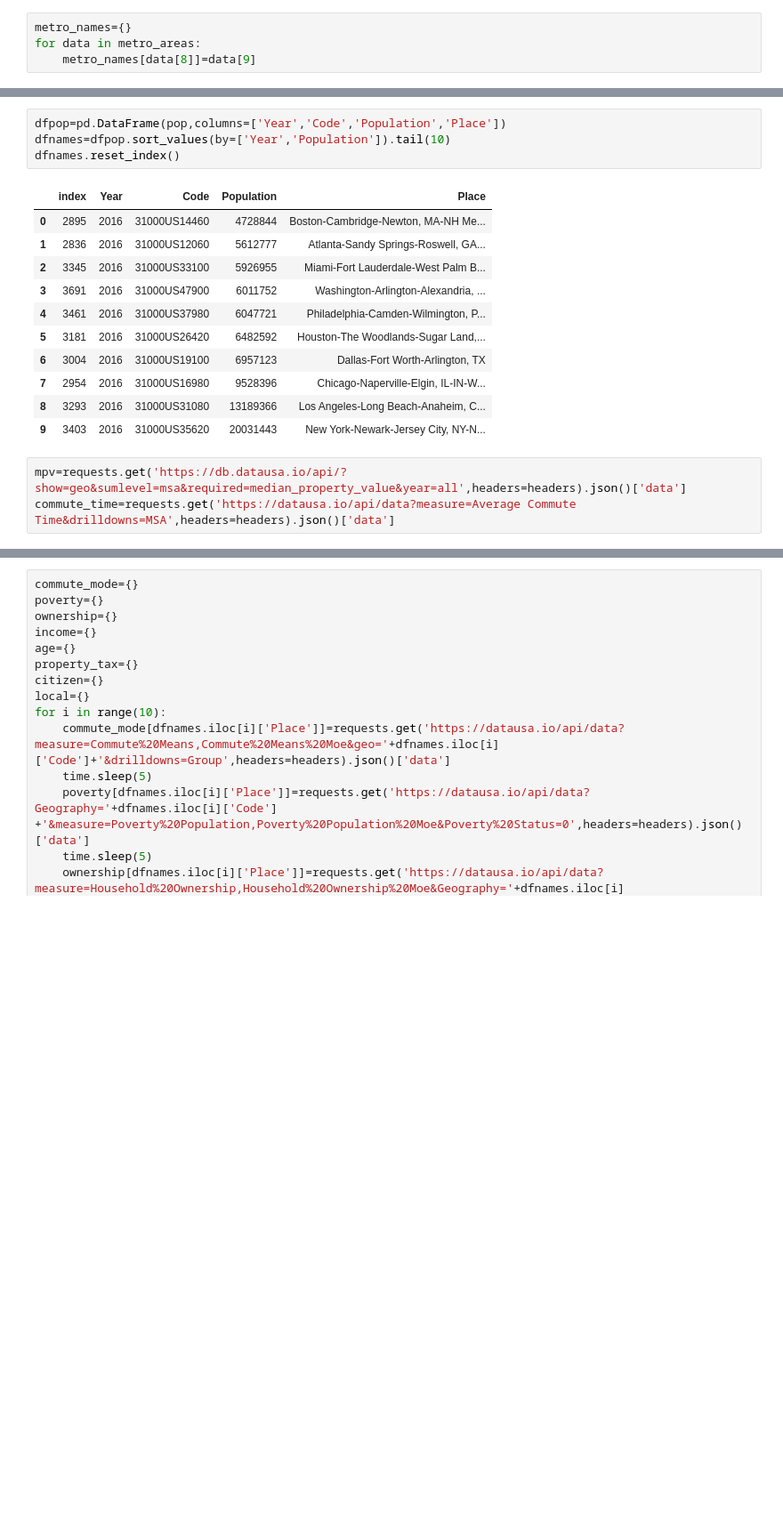
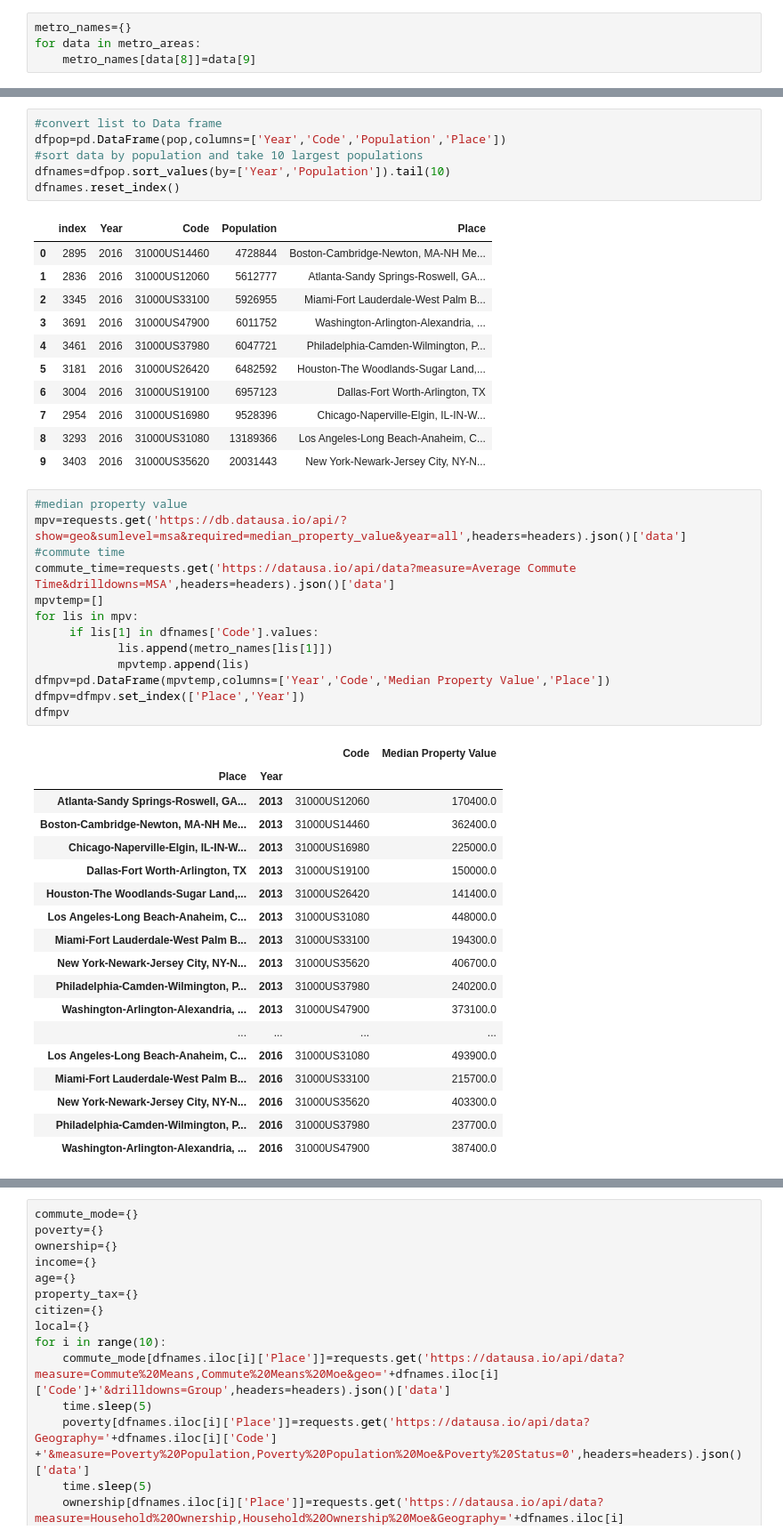
Before and after one commit to aneou/Springboard, a Jupyter notebook: data collection.ipynb, the cells around one changed output, grey strips where cells are left out. Shown at 89% size. Cells and saved outputs as stored; diff of their text form; blank space fills up the shorter version.

```diff
--- a/data collection.ipynb
+++ b/data collection.ipynb
@@ -17,7 +20,9 @@ for i in pop:
     if i[1] in metro_names.keys():
         i.append(metro_names[i[1]])
 # %%
+#convert list to Data frame
 dfpop=pd.DataFrame(pop,columns=['Year','Code','Population','Place'])
+#sort data by population and take 10 largest populations
 dfnames=dfpop.sort_values(by=['Year','Population']).tail(10)
 dfnames.reset_index()
 # %% [output]
@@ -33,5 +38,34 @@ dfnames.reset_index()
 | 8 | 3293 | 2016 | 31000US31080 | 13189366 | Los Angeles-Long Beach-Anaheim, C... |
 | 9 | 3403 | 2016 | 31000US35620 | 20031443 | New York-Newark-Jersey City, NY-N... |
 # %%
+#median property value
 mpv=requests.get('https://db.datausa.io/api/?show=geo&sumlevel=msa&required=median_property_value&year=all',headers=headers).json()['data']
+#commute time
 commute_time=requests.get('https://datausa.io/api/data?measure=Average Commute Time&drilldowns=MSA',headers=headers).json()['data']
+mpvtemp=[]
+for lis in mpv:
+     if lis[1] in dfnames['Code'].values:
+            lis.append(metro_names[lis[1]])
+            mpvtemp.append(lis)
+dfmpv=pd.DataFrame(mpvtemp,columns=['Year','Code','Median Property Value','Place'])
+dfmpv=dfmpv.set_index(['Place','Year'])
+dfmpv
+# %% [output]
+|  |  | Code | Median Property Value |
+| Place | Year |  |  |
+| Atlanta-Sandy Springs-Roswell, GA... | 2013 | 31000US12060 | 170400.0 |
+| Boston-Cambridge-Newton, MA-NH Me... | 2013 | 31000US14460 | 362400.0 |
+| Chicago-Naperville-Elgin, IL-IN-W... | 2013 | 31000US16980 | 225000.0 |
+| Dallas-Fort Worth-Arlington, TX | 2013 | 31000US19100 | 150000.0 |
+| Houston-The Woodlands-Sugar Land,... | 2013 | 31000US26420 | 141400.0 |
+| Los Angeles-Long Beach-Anaheim, C... | 2013 | 31000US31080 | 448000.0 |
+| Miami-Fort Lauderdale-West Palm B... | 2013 | 31000US33100 | 194300.0 |
+| New York-Newark-Jersey City, NY-N... | 2013 | 31000US35620 | 406700.0 |
+| Philadelphia-Camden-Wilmington, P... | 2013 | 31000US37980 | 240200.0 |
+| Washington-Arlington-Alexandria, ... | 2013 | 31000US47900 | 373100.0 |
+| ... | ... | ... | ... |
+| Los Angeles-Long Beach-Anaheim, C... | 2016 | 31000US31080 | 493900.0 |
+| Miami-Fort Lauderdale-West Palm B... | 2016 | 31000US33100 | 215700.0 |
+| New York-Newark-Jersey City, NY-N... | 2016 | 31000US35620 | 403300.0 |
+| Philadelphia-Camden-Wilmington, P... | 2016 | 31000US37980 | 237700.0 |
+| Washington-Arlington-Alexandria, ... | 2016 | 31000US47900 | 387400.0 |
```
Also changed, not shown: parts of 2 cells of this notebook.
